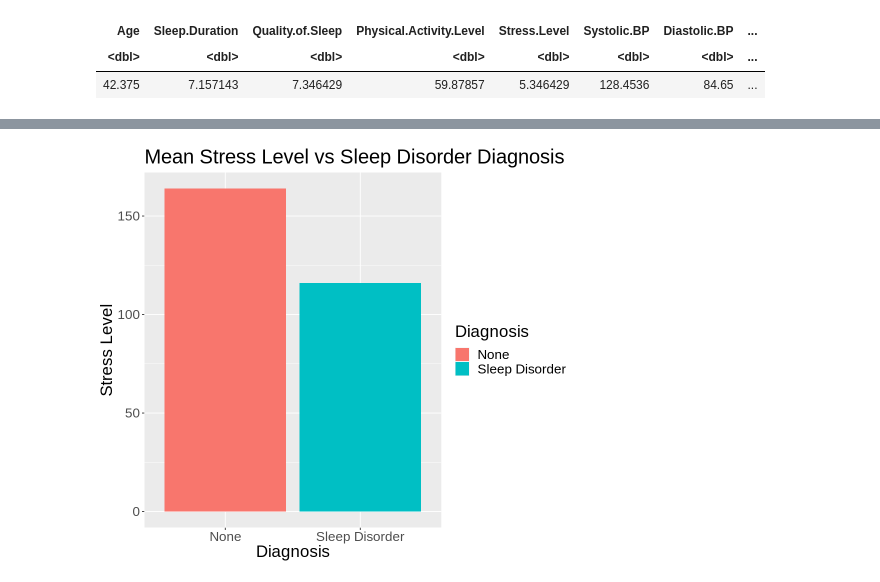
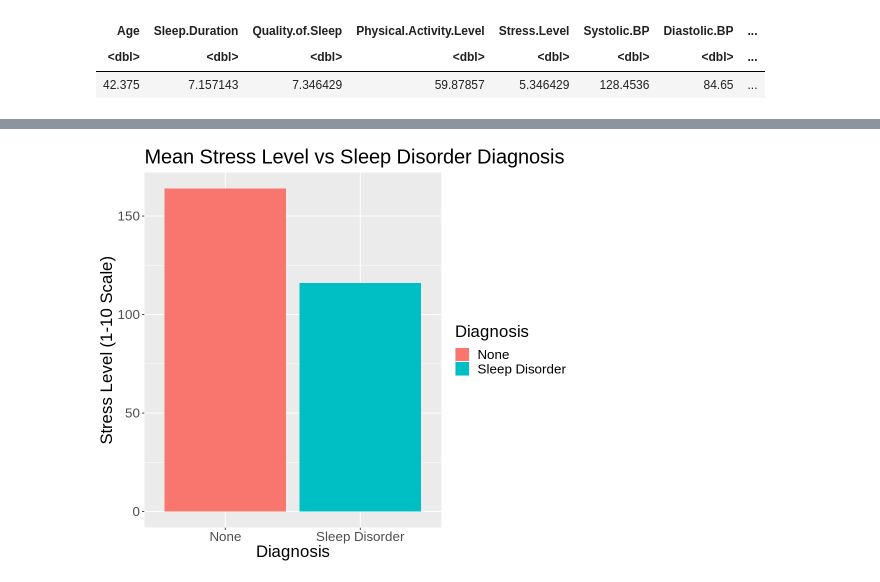
Before and after one commit to hlu10/group-18-dsci100, a Jupyter notebook: project_proposal.ipynb, the cells around one changed output, grey strips where cells are left out. Saved outputs shown, nothing was run; the diff lists cells and outputs as text; code cells hidden in the pictures.

Commit message:
reorganized cells to make flow better. Edited plot labels. Added title and group members.

```diff
--- a/project_proposal.ipynb
+++ b/project_proposal.ipynb
@@ -139,15 +128,15 @@ Bar plot comparing mean stress level between those with a sleep disorder or with
 # %%
 library(ggplot2)
 library(repr)
 library(tidyverse)
 options(repr.plot.width = 8, repr.plot.height = 7)
 
 mean_stress_plot <- sleep_train |>
         ggplot(aes(x = Diagnosis, fill = Diagnosis))+
         geom_bar()+
-        labs(x = "Diagnosis", y = "Stress Level")+
+        labs(x = "Diagnosis", y = "Stress Level (1-10 Scale)")+
         theme(text = element_text(size = 20))+
         ggtitle("Mean Stress Level vs Sleep Disorder Diagnosis")
 mean_stress_plot
 # %% [output]
-[figure, old version]
+[figure, new version]
```
Also changed, not shown: parts of 9 cells of this notebook.
